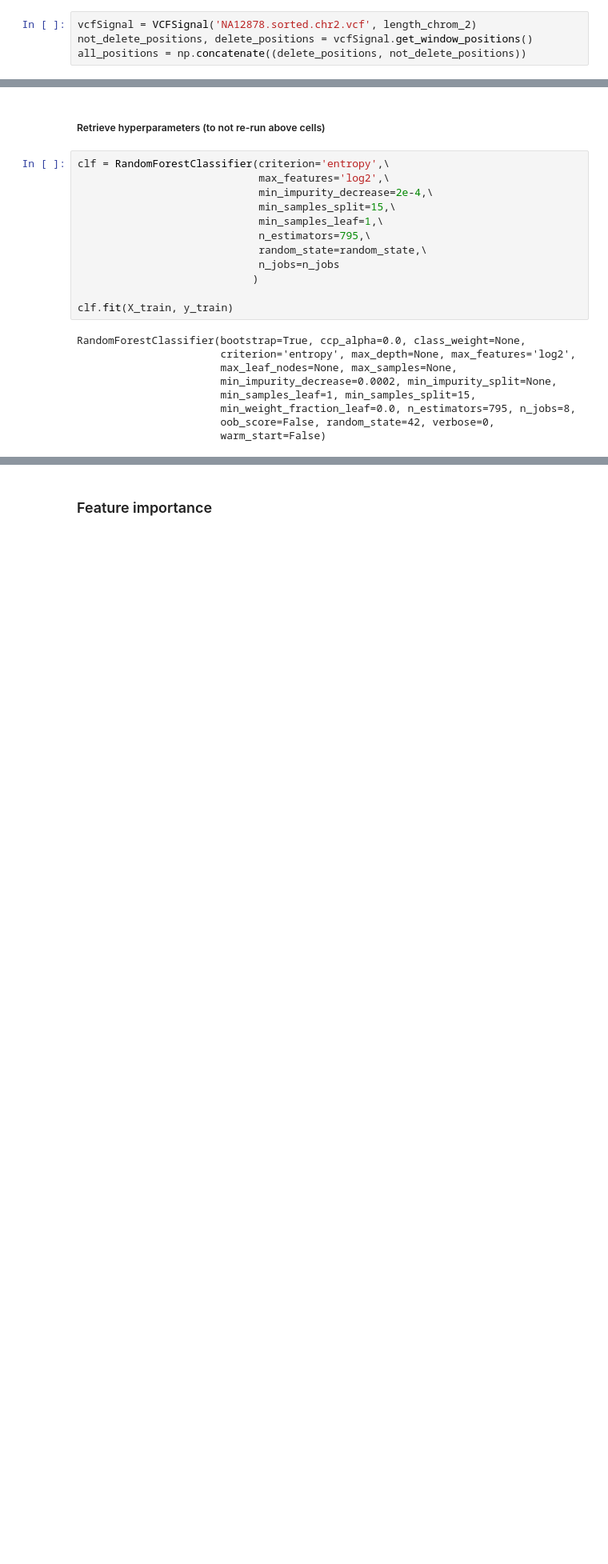
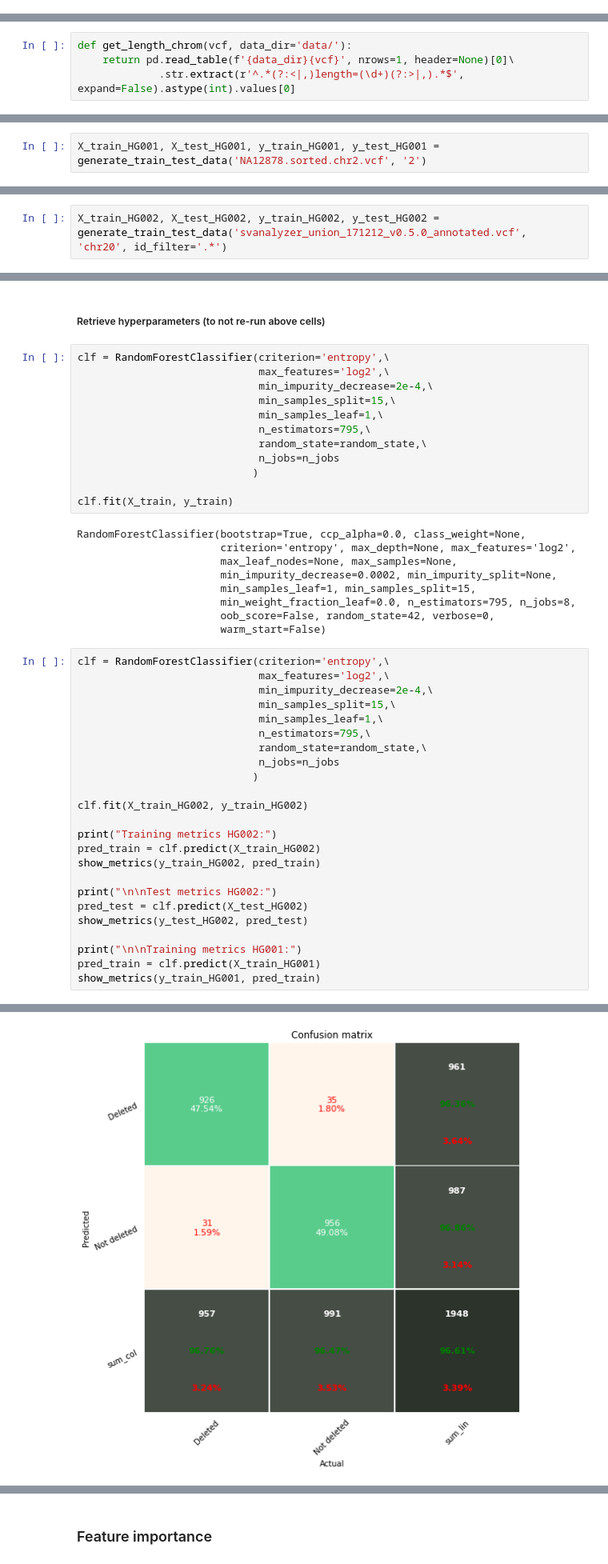
Before and after one commit to Gorzen/Genome-Center-Project, a Jupyter notebook: roadmap.ipynb, the cells around one changed output, grey strips where cells are left out. Shown at 80% size. Drawn from its saved outputs; the diff is of its cells as text; blank space fills up the shorter version.

Commit message:
Clean code processing, load data HG002 and train+test

```diff
--- a/roadmap.ipynb
+++ b/roadmap.ipynb
@@ -773,4 +793,0 @@ class VCFSignal():
-# %%
-vcfSignal = VCFSignal('NA12878.sorted.chr2.vcf', length_chrom_2)
-not_delete_positions, delete_positions = vcfSignal.get_window_positions()
-all_positions = np.concatenate((delete_positions, not_delete_positions))
@@ -813,0 +794,4 @@ Wall time: 59.6 s
+# %%
+def get_length_chrom(vcf, data_dir='data/'):
+    return pd.read_table(f'{data_dir}{vcf}', nrows=1, header=None)[0]\
+             .str.extract(r'^.*(?:<|,)length=(\d+)(?:>|,).*$', expand=False).astype(int).values[0]
@@ -813,0 +816,2 @@ Wall time: 59.6 s
+# %%
+X_train_HG001, X_test_HG001, y_train_HG001, y_test_HG001 = generate_train_test_data('NA12878.sorted.chr2.vcf', '2')
@@ -813,0 +836,2 @@ Wall time: 59.6 s
+# %%
+X_train_HG002, X_test_HG002, y_train_HG002, y_test_HG002 = generate_train_test_data('svanalyzer_union_171212_v0.5.0_annotated.vcf', 'chr20', id_filter='.*')
@@ -1048,3 +1090,28 @@ RandomForestClassifier(bootstrap=True, ccp_alpha=0.0, class_weight=None,
                        min_weight_fraction_leaf=0.0, n_estimators=795, n_jobs=8,
                        oob_score=False, random_state=42, verbose=0,
                        warm_start=False)
+# %%
+clf = RandomForestClassifier(criterion='entropy',\
+                             max_features='log2',\
+                             min_impurity_decrease=2e-4,\
+                             min_samples_split=15,\
+                             min_samples_leaf=1,\
+                             n_estimators=795,\
+                             random_state=random_state,\
+                             n_jobs=n_jobs
+                            )
+
+clf.fit(X_train_HG002, y_train_HG002)
+
+print("Training metrics HG002:")
+pred_train = clf.predict(X_train_HG002)
+show_metrics(y_train_HG002, pred_train)
+
+print("\n\nTest metrics HG002:")
+pred_test = clf.predict(X_test_HG002)
+show_metrics(y_test_HG002, pred_test)
+
+print("\n\nTraining metrics HG001:")
+pred_train = clf.predict(X_train_HG001)
+show_metrics(y_train_HG001, pred_train)
+# %% [output]
@@ -1050,0 +1123 @@ RandomForestClassifier(bootstrap=True, ccp_alpha=0.0, class_weight=None,
+[figure, added]
```
Also changed, not shown: parts of 23 cells of this notebook.
